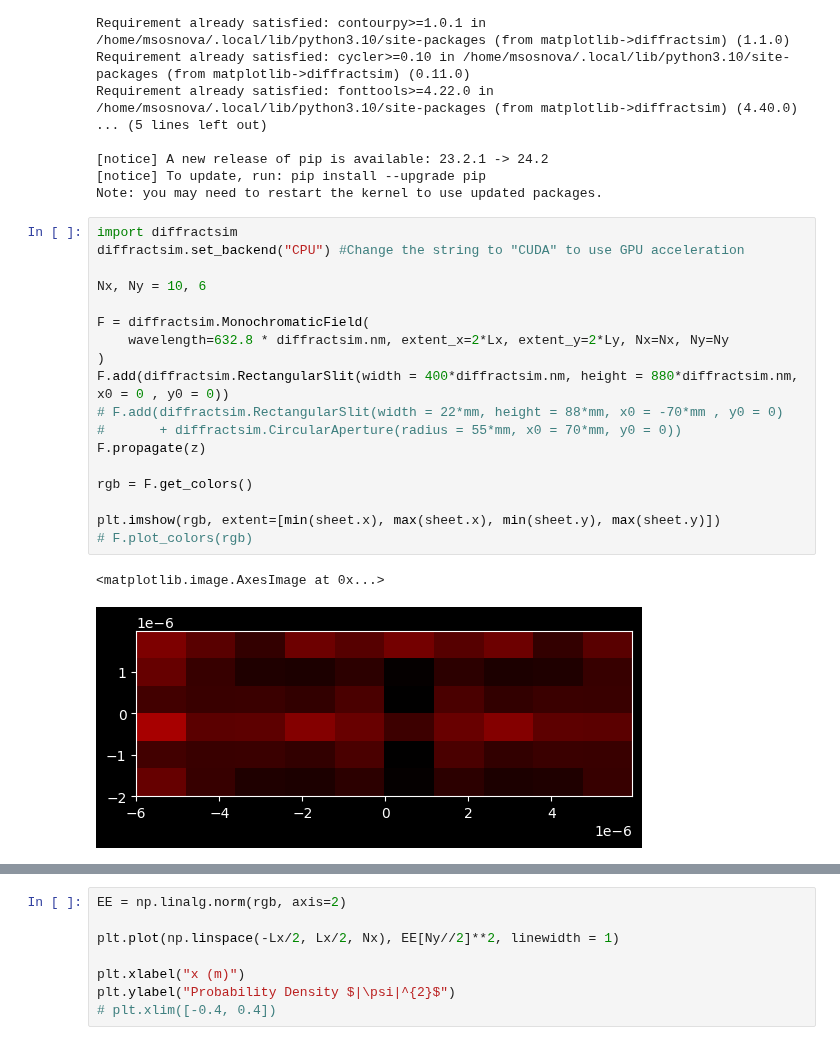
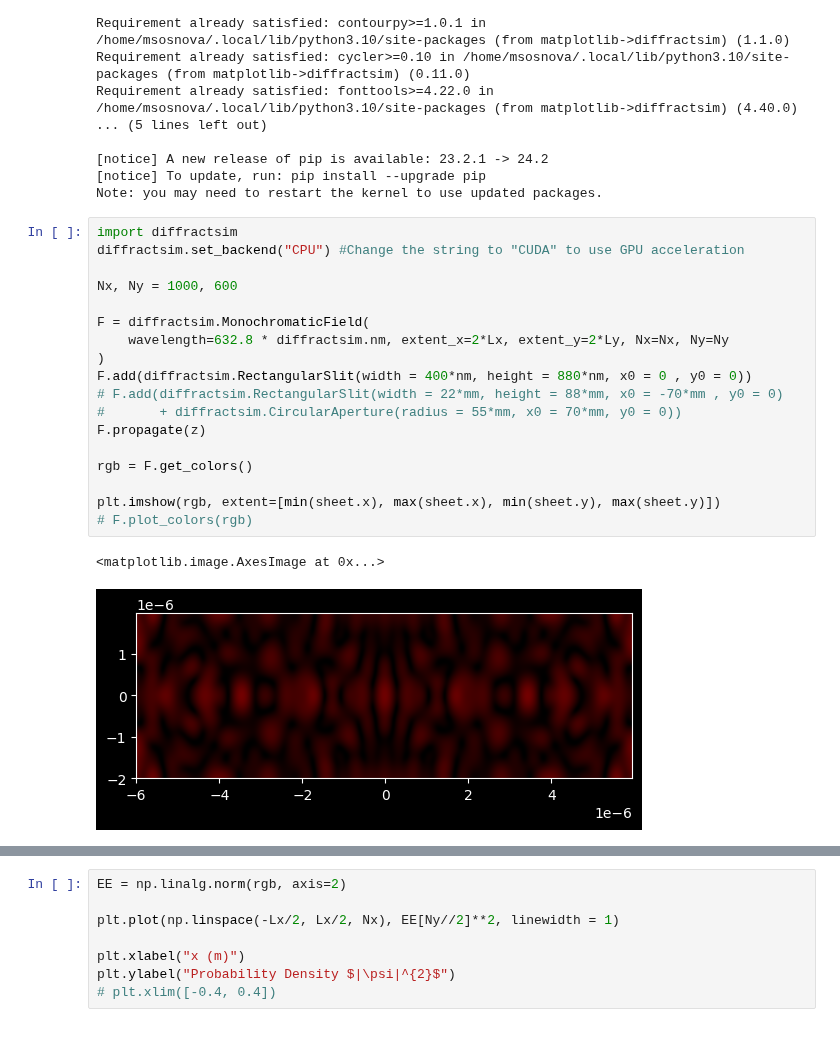
Before and after one commit to MariyaSV78/notebook_Diffraction, a Jupyter notebook: Diffraction_old.ipynb, the cells around one changed output, grey strips where cells are left out. Cells and saved outputs as stored; diff of their text form.

```diff
--- a/Diffraction_old.ipynb
+++ b/Diffraction_old.ipynb
@@ -243,24 +262,24 @@ Note: you may need to restart the kernel to use updated packages.
 # %%
 import diffractsim
 diffractsim.set_backend("CPU") #Change the string to "CUDA" to use GPU acceleration
 
-Nx, Ny = 10, 6
+Nx, Ny = 1000, 600
 
 F = diffractsim.MonochromaticField(
     wavelength=632.8 * diffractsim.nm, extent_x=2*Lx, extent_y=2*Ly, Nx=Nx, Ny=Ny
 )
-F.add(diffractsim.RectangularSlit(width = 400*diffractsim.nm, height = 880*diffractsim.nm, x0 = 0 , y0 = 0))
+F.add(diffractsim.RectangularSlit(width = 400*nm, height = 880*nm, x0 = 0 , y0 = 0))
 # F.add(diffractsim.RectangularSlit(width = 22*mm, height = 88*mm, x0 = -70*mm , y0 = 0)
 #       + diffractsim.CircularAperture(radius = 55*mm, x0 = 70*mm, y0 = 0))
 F.propagate(z)
 
 rgb = F.get_colors()
 
 plt.imshow(rgb, extent=[min(sheet.x), max(sheet.x), min(sheet.y), max(sheet.y)])
 # F.plot_colors(rgb)
 # %% [output]
 <matplotlib.image.AxesImage at 0x...>
-[figure, old version]
+[figure, new version]
 # %%
 plt.imshow(diffractsim.RectangularSlit(width = 400*nm, height = 880*nm, x0 = -70*nm , y0 = 0).get_transmittance(sheet.xx, sheet.yy, λ))
 # %% [output]
```
Also changed, not shown: parts of 5 cells of this notebook.
